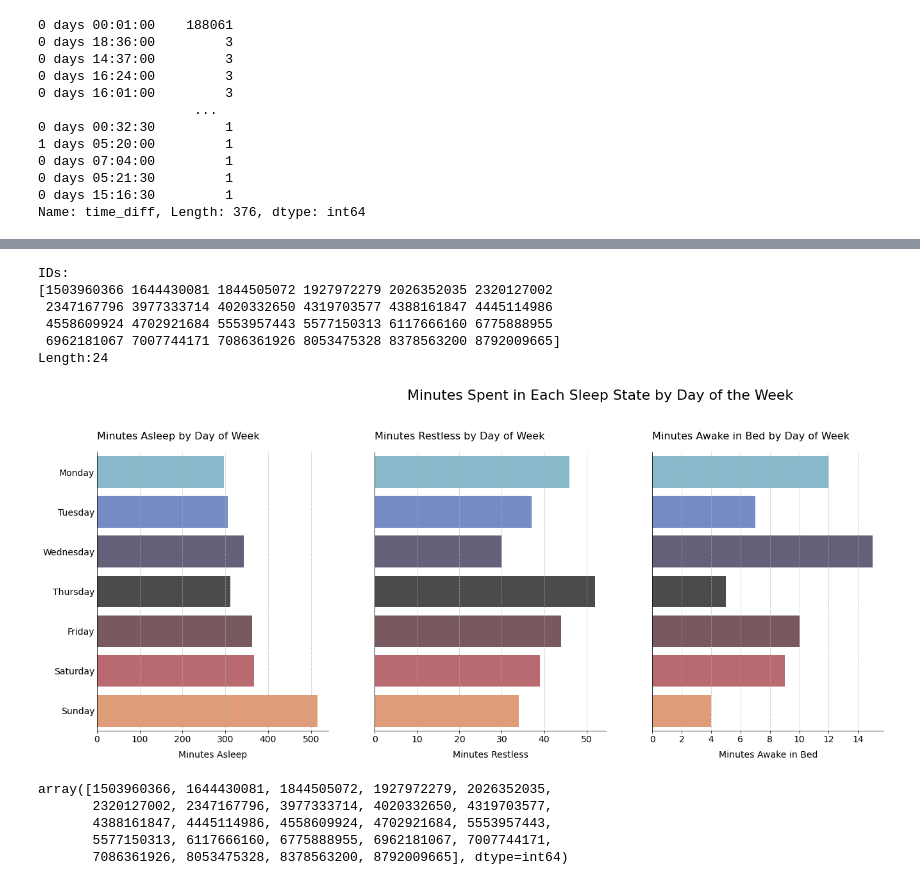
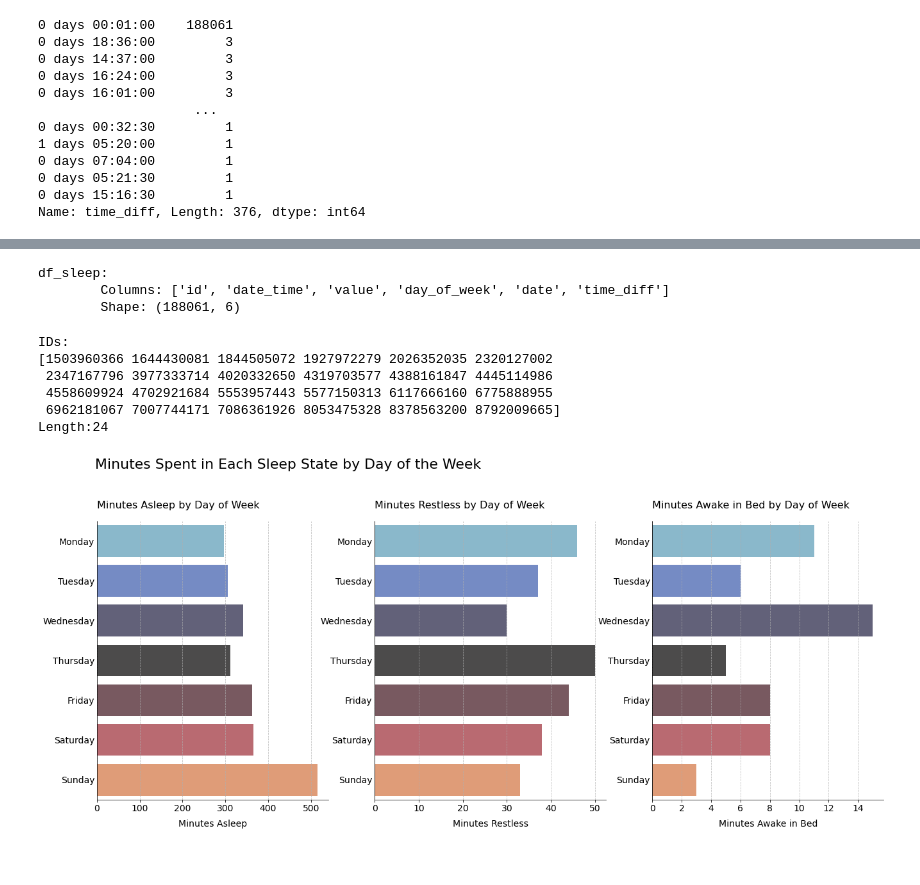
Before and after one commit to fahm1/portfolio, a Jupyter notebook: Bellabeat Case Study/bellabeat_analysis.ipynb, the cells around one changed output, grey strips where cells are left out. Drawn from its saved outputs; the diff is of its cells as text; code cells hidden in the pictures.

```diff
--- a/Bellabeat Case Study/bellabeat_analysis.ipynb
+++ b/Bellabeat Case Study/bellabeat_analysis.ipynb
@@ -106,2 +90,2 @@ pandas._libs.tslibs.nattype.NaTType
 # %%
-df_sleep[df_sleep.time_diff > n]
+df_sleep = df_sleep[df_sleep.time_diff == np.timedelta64(1, 'm')]
@@ -122,3 +92,9 @@ df_sleep[df_sleep.time_diff > n]
+# %%
+df_info(df_sleep, 'df_sleep')
+# %% [output]
+df_sleep:
+        Columns: ['id', 'date_time', 'value', 'day_of_week', 'date', 'time_diff']
+        Shape: (188061, 6)
 # %%
 print(f'IDs:\n{df_sleep.id.unique()}\nLength:{len(df_sleep.id.unique())}')
 # %% [output]
@@ -162,8 +138,8 @@ def plot_sleep(df_sleep: pd.DataFrame, id: int):
             palette='icefire', order=WEEK_ORDER, alpha=0.8, ax=ax
         )
 
-        if idx > 0:
-            ax.set_yticks([])
+        # if idx > 0:
+        #     ax.set_yticks([])
         ax.yaxis.set_tick_params(length=0)
         ax.set_ylabel('')
         ax.tick_params(axis='both', labelsize=14)
@@ -176,16 +152,10 @@ def plot_sleep(df_sleep: pd.DataFrame, id: int):
         sns.despine()
 
     fig.suptitle('Minutes Spent in Each Sleep State by Day of the Week',
-                 fontsize=22, x=0.4308, y=1.05, ha='left')
+                 fontsize=22, x=0.123, y=1.05, ha='left')
+# %%
+ids = df_sleep.id.unique()
 # %%
-plot_sleep(df_sleep, id=1503960366)
+plot_sleep(df_sleep, id=ids[0])
 # %% [output]
-[figure, old version]
+[figure, new version]
-# %%
-df_sleep.id.unique()
-# %% [output]
-array([1503960366, 1644430081, 1844505072, 1927972279, 2026352035,
-       2320127002, 2347167796, 3977333714, 4020332650, 4319703577,
-       4388161847, 4445114986, 4558609924, 4702921684, 5553957443,
-       5577150313, 6117666160, 6775888955, 6962181067, 7007744171,
-       7086361926, 8053475328, 8378563200, 8792009665], dtype=int64)
```
Also changed, not shown: parts of 4 cells of this notebook.
